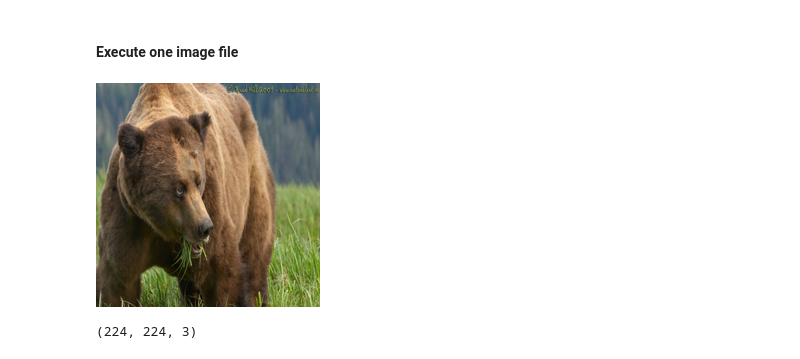
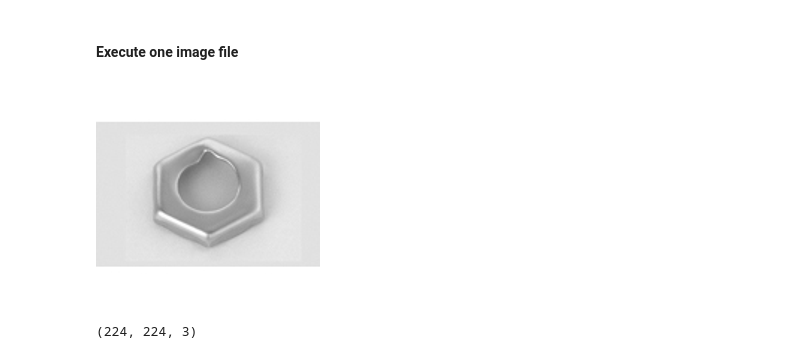
Before and after one commit to RyutaroInatsu/ImageAnnotationChallenge, a Jupyter notebook: notebooks/ImageAnnotationChallenge.ipynb, the cells around one changed output. Saved outputs shown, nothing was run; the diff lists cells and outputs as text; code cells hidden in the pictures.

```diff
--- a/notebooks/ImageAnnotationChallenge.ipynb
+++ b/notebooks/ImageAnnotationChallenge.ipynb
@@ -341,13 +323,13 @@ classifier = tf.keras.Sequential([
 # %%
 import numpy as np
 import PIL.Image as Image
 
 # grace_hopper = tf.keras.utils.get_file('image.jpg','https://storage.googleapis.com/download.tensorflow.org/example_images/grace_hopper.jpg')
 # grace_hopper = Image.open(grace_hopper).resize(IMAGE_SHAPE)
-grace_hopper = Image.open("./mammals/bear/00000000.jpg").resize(IMAGE_SHAPE)
+grace_hopper = Image.open("./inputs/misumi_dataset/nuts_cap/000001.jpg").resize(IMAGE_SHAPE)
 grace_hopper
 # %% [output]
-[figure, old version]
+[figure, new version]
 # %%
 # Get batch dimension and input image to model.
 grace_hopper = np.array(grace_hopper)/255.0
```
Also changed, not shown: parts of 17 cells of this notebook, 4 other files.
